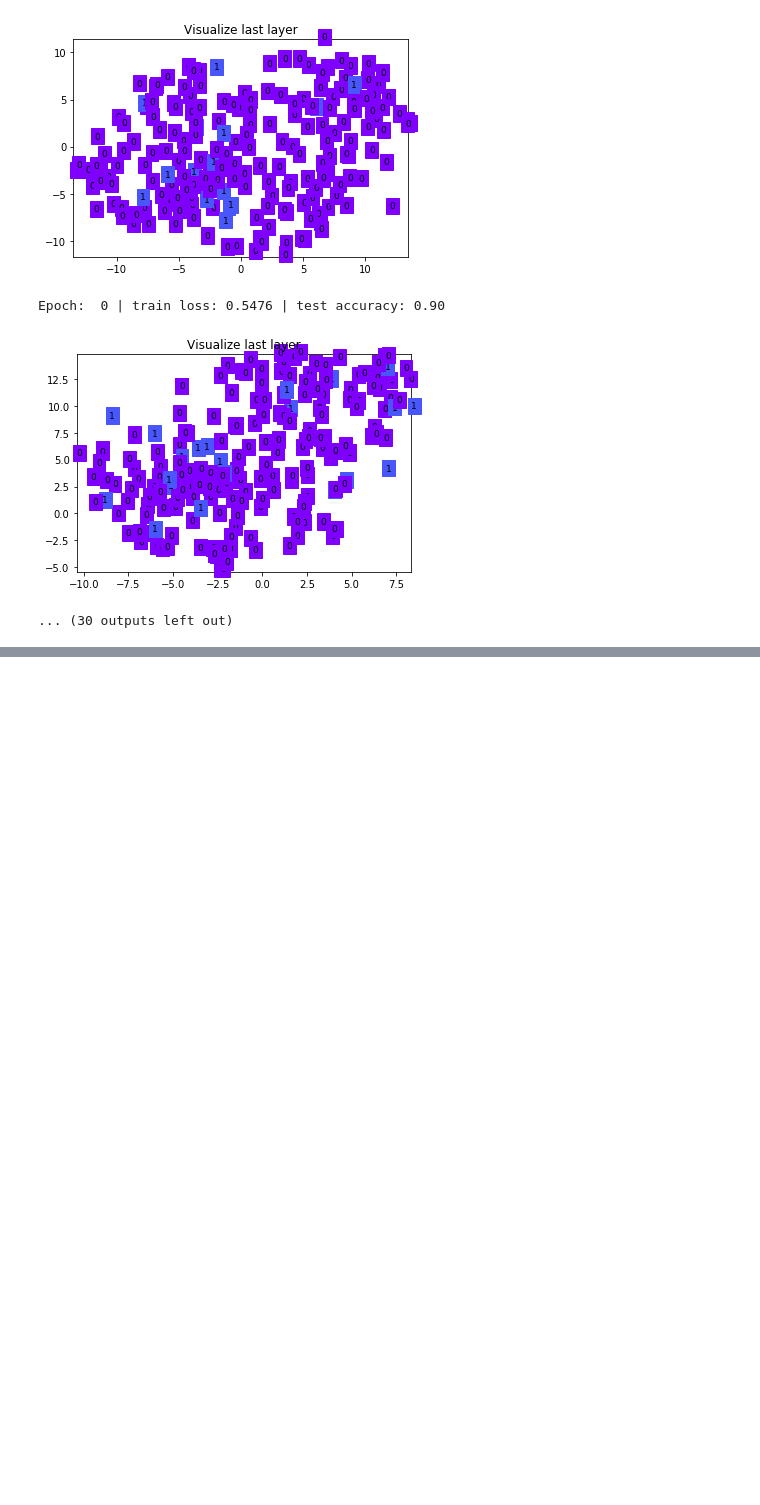
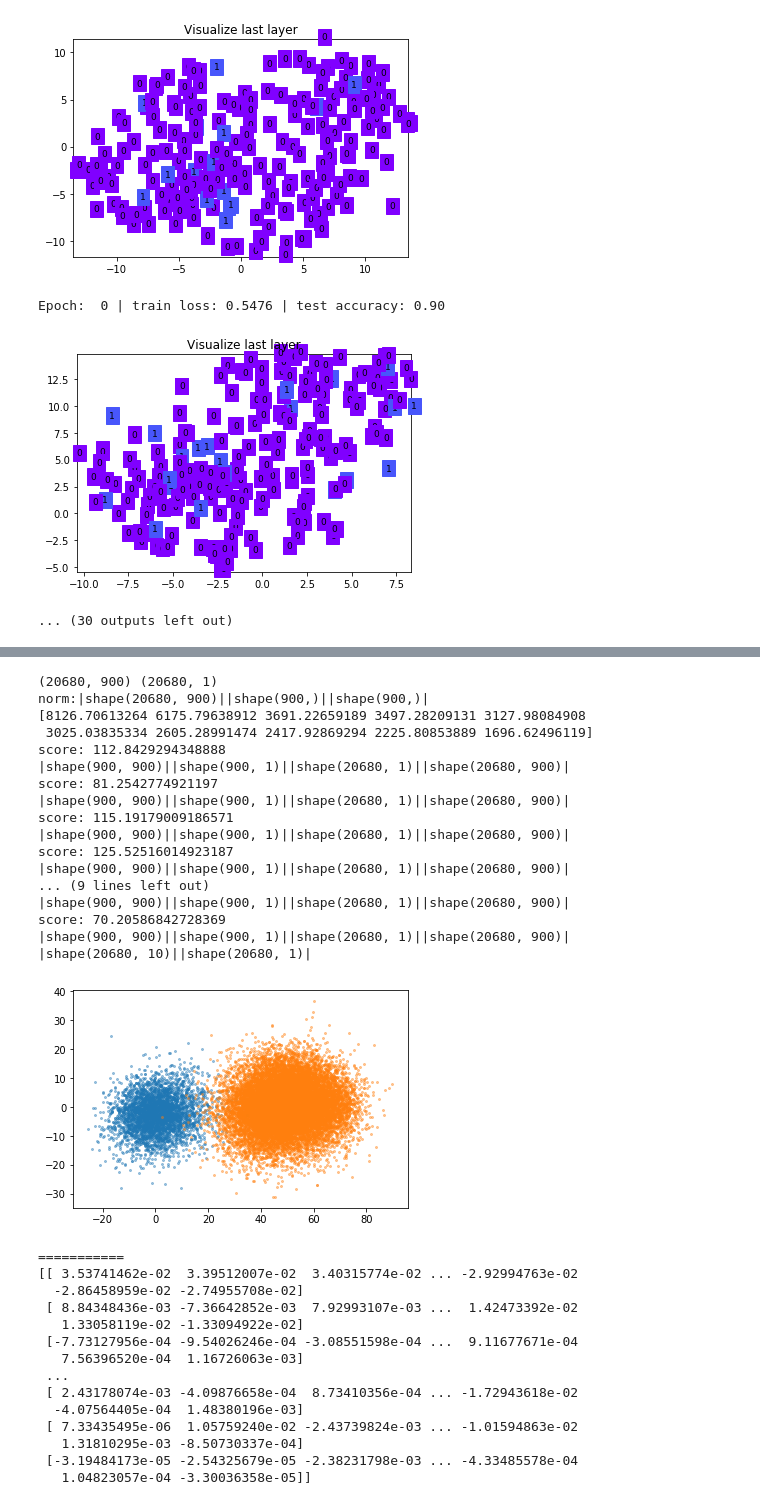
Before and after one commit to lingjiameng/CS385-MachineLearning, a Jupyter notebook: test.ipynb, the cells around one changed output, grey strips where cells are left out. Saved outputs shown, nothing was run; the diff lists cells and outputs as text; code cells hidden in the pictures; blank space fills up the shorter version.

```diff
--- a/test.ipynb
+++ b/test.ipynb
@@ -152,0 +194,2 @@ for test_x,test_y in test_loader:
+# %%
+xk = np.copy(x)
@@ -152,0 +320,50 @@ for test_x,test_y in test_loader:
+# %%
+
+
+x_proj = np.matmul(x,w)
+printshape([x_proj,train_label])
+x_label = np.squeeze(train_label)
+
+x_proj_var = np.var(x_proj,axis=0)
+
+comp_list = [np.argmin(x_proj_var)]
+
+for comp in comp_list:#range(n_component):
+    plt.scatter(x_proj[x_label == 1, 0], x_proj[x_label == 1, comp],alpha=0.4,s=4)
+    plt.scatter(x_proj[x_label == -1, 0]+50, x_proj[x_label == -1, comp],alpha=0.4,s=4)
+    plt.show()
+print("===========")
+print(w)
+# %% [output]
+(20680, 900) (20680, 1)
+norm:|shape(20680, 900)||shape(900,)||shape(900,)|
+[8126.70613264 6175.79638912 3691.22659189 3497.28209131 3127.98084908
+ 3025.03835334 2605.28991474 2417.92869294 2225.80853889 1696.62496119]
+score: 112.8429294348888
+|shape(900, 900)||shape(900, 1)||shape(20680, 1)||shape(20680, 900)|
+score: 81.2542774921197
+|shape(900, 900)||shape(900, 1)||shape(20680, 1)||shape(20680, 900)|
+score: 115.19179009186571
+|shape(900, 900)||shape(900, 1)||shape(20680, 1)||shape(20680, 900)|
+score: 125.52516014923187
+|shape(900, 900)||shape(900, 1)||shape(20680, 1)||shape(20680, 900)|
+... (9 lines left out)
+|shape(900, 900)||shape(900, 1)||shape(20680, 1)||shape(20680, 900)|
+score: 70.20586842728369
+|shape(900, 900)||shape(900, 1)||shape(20680, 1)||shape(20680, 900)|
+|shape(20680, 10)||shape(20680, 1)|
+[figure, added]
+===========
+[[ 3.53741462e-02  3.39512007e-02  3.40315774e-02 ... -2.92994763e-02
+  -2.86458959e-02 -2.74955708e-02]
+ [ 8.84348436e-03 -7.36642852e-03  7.92993107e-03 ...  1.42473392e-02
+   1.33058119e-02 -1.33094922e-02]
+ [-7.73127956e-04 -9.54026246e-04 -3.08551598e-04 ...  9.11677671e-04
+   7.56396520e-04  1.16726063e-03]
+ ...
+ [ 2.43178074e-03 -4.09876658e-04  8.73410356e-04 ... -1.72943618e-02
+  -4.07564405e-04  1.48380196e-03]
+ [ 7.33435495e-06  1.05759240e-02 -2.43739824e-03 ... -1.01594863e-02
+   1.31810295e-03 -8.50730337e-04]
+ [-3.19484173e-05 -2.54325679e-05 -2.38231798e-03 ... -4.33485578e-04
+   1.04823057e-04 -3.30036358e-05]]
```
Also changed, not shown: parts of 14 cells of this notebook, 25 other files.
